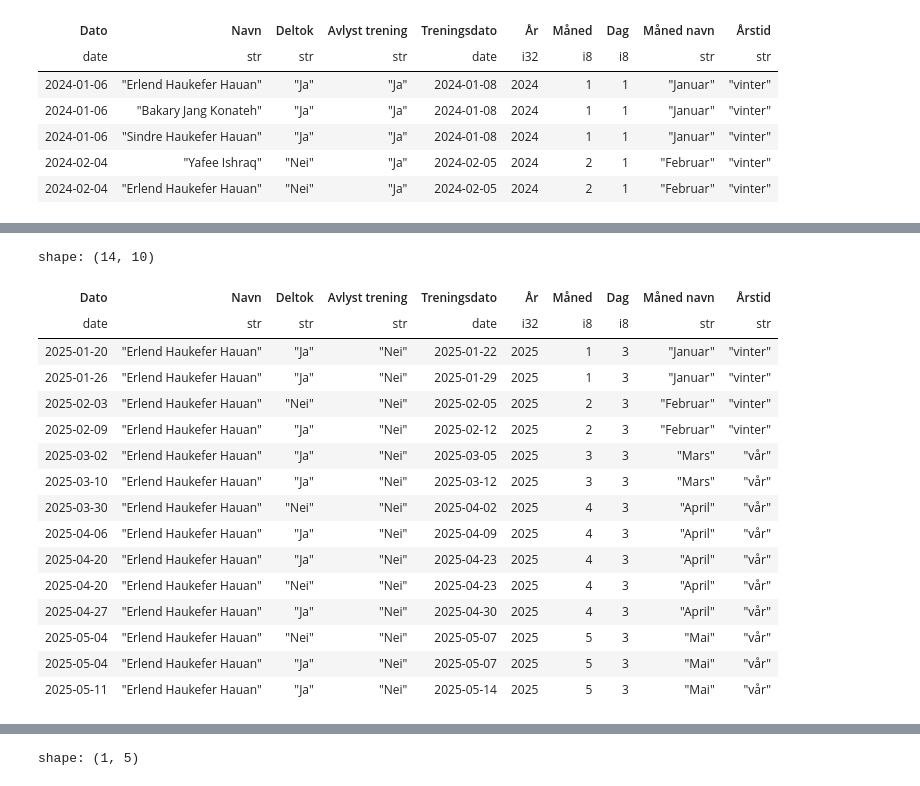
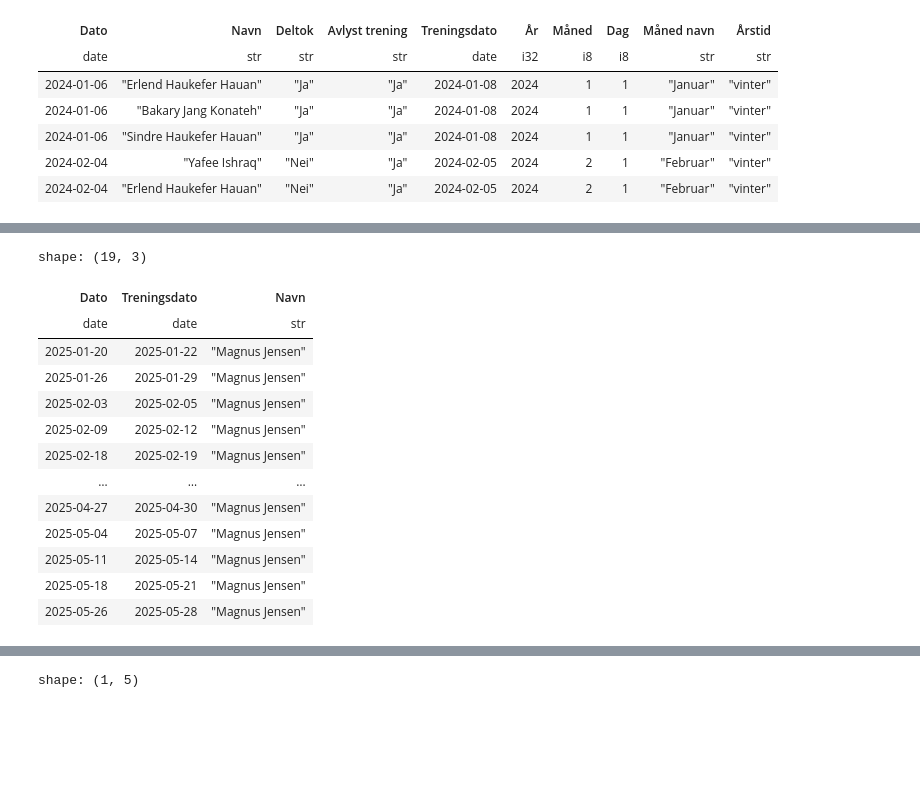
Before and after one commit to PolarsDude/treningsstatistikk-, a Jupyter notebook: test_fil.ipynb, the cells around one changed output, grey strips where cells are left out. Saved outputs shown, nothing was run; the diff lists cells and outputs as text; code cells hidden in the pictures; blank space fills up the shorter version.

```diff
--- a/test_fil.ipynb
+++ b/test_fil.ipynb
@@ -40,0 +99,7 @@ shape: (5, 10)
+# %%
+alle_unike_datoer = df.select('Dato','Treningsdato').unique()
+alle_unike_navn = df.select('Navn').unique()
+
+# Joiner alle mulige stemmedatoer, vi skal få inn nei på de datoene det ikke er stemt på
+alle_unike_datoer_navn = alle_unike_datoer.join(other=alle_unike_navn, how='cross')
+alle_unike_datoer_navn
@@ -41,20 +121,17 @@ shape: (5, 10)
 # %%
-df.filter(pl.col('År')==2025,pl.col('Navn').str.contains('Erlend')).sort(by = ['Dato'])
+alle_unike_datoer_navn.filter(pl.col('Treningsdato').dt.year()==2025,pl.col('Navn').str.contains('Magnus Jensen')).sort(by = ['Treningsdato'])
 # %% [output]
-shape: (14, 10)
+shape: (19, 3)
-| Dato | Navn | Deltok | Avlyst trening | Treningsdato | År | Måned | Dag | Måned navn | Årstid |
-| date | str | str | str | date | i32 | i8 | i8 | str | str |
-| 2025-01-20 | "Erlend Haukefer Hauan" | "Ja" | "Nei" | 2025-01-22 | 2025 | 1 | 3 | "Januar" | "vinter" |
-| 2025-01-26 | "Erlend Haukefer Hauan" | "Ja" | "Nei" | 2025-01-29 | 2025 | 1 | 3 | "Januar" | "vinter" |
-| 2025-02-03 | "Erlend Haukefer Hauan" | "Nei" | "Nei" | 2025-02-05 | 2025 | 2 | 3 | "Februar" | "vinter" |
-| 2025-02-09 | "Erlend Haukefer Hauan" | "Ja" | "Nei" | 2025-02-12 | 2025 | 2 | 3 | "Februar" | "vinter" |
-| 2025-03-02 | "Erlend Haukefer Hauan" | "Ja" | "Nei" | 2025-03-05 | 2025 | 3 | 3 | "Mars" | "vår" |
-| 2025-03-10 | "Erlend Haukefer Hauan" | "Ja" | "Nei" | 2025-03-12 | 2025 | 3 | 3 | "Mars" | "vår" |
-| 2025-03-30 | "Erlend Haukefer Hauan" | "Nei" | "Nei" | 2025-04-02 | 2025 | 4 | 3 | "April" | "vår" |
-| 2025-04-06 | "Erlend Haukefer Hauan" | "Ja" | "Nei" | 2025-04-09 | 2025 | 4 | 3 | "April" | "vår" |
-| 2025-04-20 | "Erlend Haukefer Hauan" | "Ja" | "Nei" | 2025-04-23 | 2025 | 4 | 3 | "April" | "vår" |
-| 2025-04-20 | "Erlend Haukefer Hauan" | "Nei" | "Nei" | 2025-04-23 | 2025 | 4 | 3 | "April" | "vår" |
-| 2025-04-27 | "Erlend Haukefer Hauan" | "Ja" | "Nei" | 2025-04-30 | 2025 | 4 | 3 | "April" | "vår" |
-| 2025-05-04 | "Erlend Haukefer Hauan" | "Nei" | "Nei" | 2025-05-07 | 2025 | 5 | 3 | "Mai" | "vår" |
-| 2025-05-04 | "Erlend Haukefer Hauan" | "Ja" | "Nei" | 2025-05-07 | 2025 | 5 | 3 | "Mai" | "vår" |
-| 2025-05-11 | "Erlend Haukefer Hauan" | "Ja" | "Nei" | 2025-05-14 | 2025 | 5 | 3 | "Mai" | "vår" |
+| Dato | Treningsdato | Navn |
+| date | date | str |
+| 2025-01-20 | 2025-01-22 | "Magnus Jensen" |
+| 2025-01-26 | 2025-01-29 | "Magnus Jensen" |
+| 2025-02-03 | 2025-02-05 | "Magnus Jensen" |
+| 2025-02-09 | 2025-02-12 | "Magnus Jensen" |
+| 2025-02-18 | 2025-02-19 | "Magnus Jensen" |
+| … | … | … |
+| 2025-04-27 | 2025-04-30 | "Magnus Jensen" |
+| 2025-05-04 | 2025-05-07 | "Magnus Jensen" |
+| 2025-05-11 | 2025-05-14 | "Magnus Jensen" |
+| 2025-05-18 | 2025-05-21 | "Magnus Jensen" |
+| 2025-05-26 | 2025-05-28 | "Magnus Jensen" |
```
Also changed, not shown: parts of 10 cells of this notebook, 15 other files.
